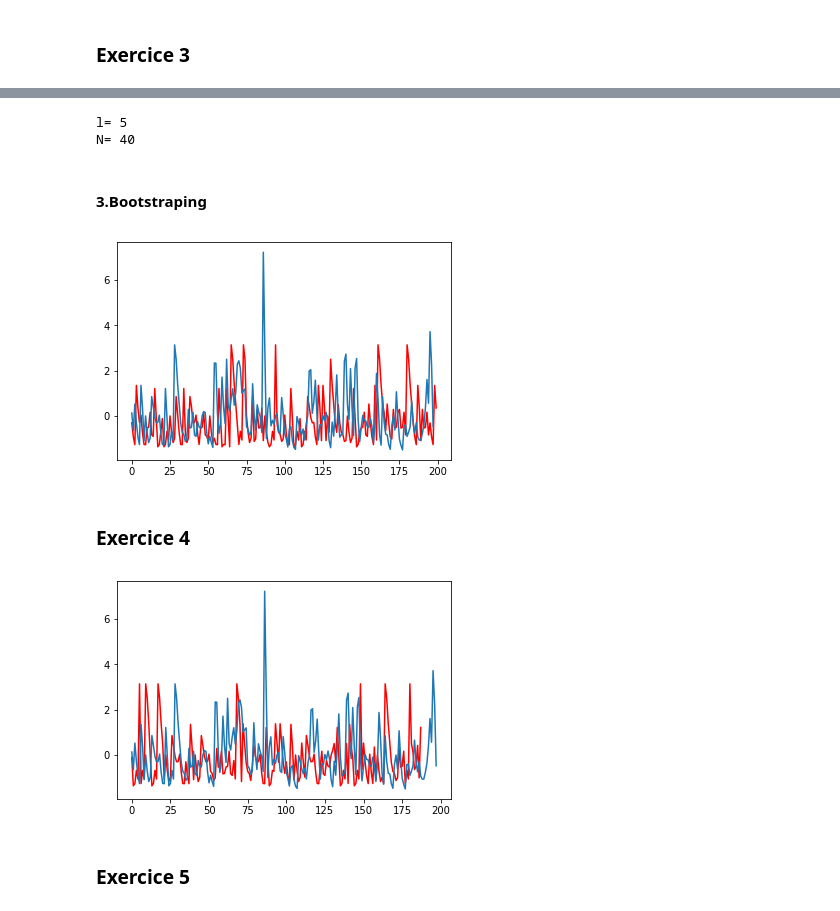
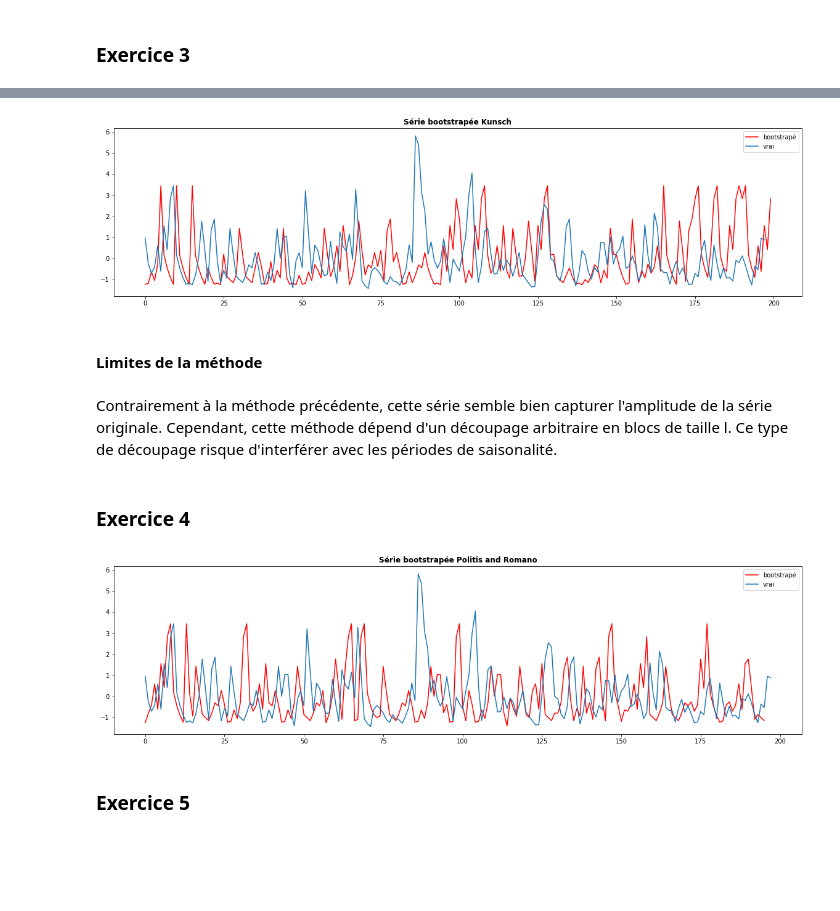
Before and after one commit to AntoineG92/Bootstrap-resampling-methods, a Jupyter notebook: TP3_Bootstrap.ipynb, the cells around one changed output, grey strips where cells are left out. Drawn from its saved outputs; the diff is of its cells as text; code cells hidden in the pictures; blank space fills up the shorter version.

```diff
--- a/TP3_Bootstrap.ipynb
+++ b/TP3_Bootstrap.ipynb
@@ -144,42 +166,44 @@ plt.show()
-# %%
-#cercle de taille N*n
-l=5
-p=1
-print("l=",l)
-N=int(np.floor(n/l))
-print("N=",N)
-#circularise la série
-X_circle = np.zeros(N*n)
-t=0
-for i in range(N*n):
-    X_circle[i] = ma1[t]
-    t=t+1
-    if(t==len(ma1)):
-        t=0
-# %% [output]
-l= 5
-N= 40
-# %% [markdown]
-#### 3.Bootstraping
 # %%
-B=100
-Boots_list_block=[]
-for b in range(B):
-    concat_X=[]
-    for j in range(N):
-        #(a) tire avec remise
-        v_bk = ind=npr.randint(0,N,1)
-        #(b) crée des blocs
-        X_vb = X_circle[np.arange(v_bk,v_bk+l)]
-        concat_X.append(X_vb)
-    concat_X=np.array(concat_X).flatten()
-    Boots_list_block.append(concat_X)
+def bootstrap_block(l,serie,B=100):
+    # 1. et 2. Circulariser la série et définir l, N
+    N=int(np.floor(n/l))
+    #circularise la série
+    X_circle = np.zeros(N*n)
+    t=0
+    for i in range(N*n):
+        X_circle[i] = serie[t]
+        t=t+1
+        if(t==len(serie)):
+            t=0
+    # Etape 3: bootstraping
+    Boots_list_block=[]
+    for b in range(B):
+        concat_X=[]
+        for j in range(N):
+            #(a) tire avec remise
+            v_bk = ind=npr.randint(0,N,1)
+            #(b) crée des blocs
+            X_vb = X_circle[np.arange(v_bk,v_bk+l)]
+            concat_X.append(X_vb)
+        concat_X=np.array(concat_X).flatten()
+        Boots_list_block.append(concat_X)
+    return(Boots_list_block)
+# %%
+Boots_list_block = bootstrap_block(l=5,serie=ma1)
 # %%
-plt.plot(Boots_list_block[0],color='red')
+plt.figure(figsize=(20,5))
+plt.title('Série bootstrapée Kunsch',fontweight='bold')
+plt.plot(Boots_list_block[1],color='red')
 plt.plot(ma1)
+plt.legend(['bootstrapé','vrai'])
+
 plt.show()
 # %% [output]
-[figure, old version]
+[figure, new version]
+# %% [markdown]
+#### Limites de la méthode
+# %% [markdown]
+Contrairement à la méthode précédente, cette série semble bien capturer l'amplitude de la série originale. Cependant, cette méthode dépend d'un découpage arbitraire en blocs de taille l. Ce type de découpage risque d'interférer avec les périodes de saisonalité.
 # %% [markdown]
 ### Exercice 4
 # %%
@@ -199,9 +237,12 @@ for b in range(B):
 # %%
-plt.plot(Boots_list_PR[0],color='red')
+plt.figure(figsize=(20,5))
+plt.title('Série bootstrapée Politis and Romano',fontweight='bold')
+plt.plot(Boots_list_PR[2],color='red')
 plt.plot(ma1)
+plt.legend(['bootstrapé','vrai'])
 plt.show()
 # %% [output]
-[figure, old version]
+[figure, new version]
 # %% [markdown]
 ### Exercice 5
 # %%
```
Also changed, not shown: parts of 15 cells of this notebook.
